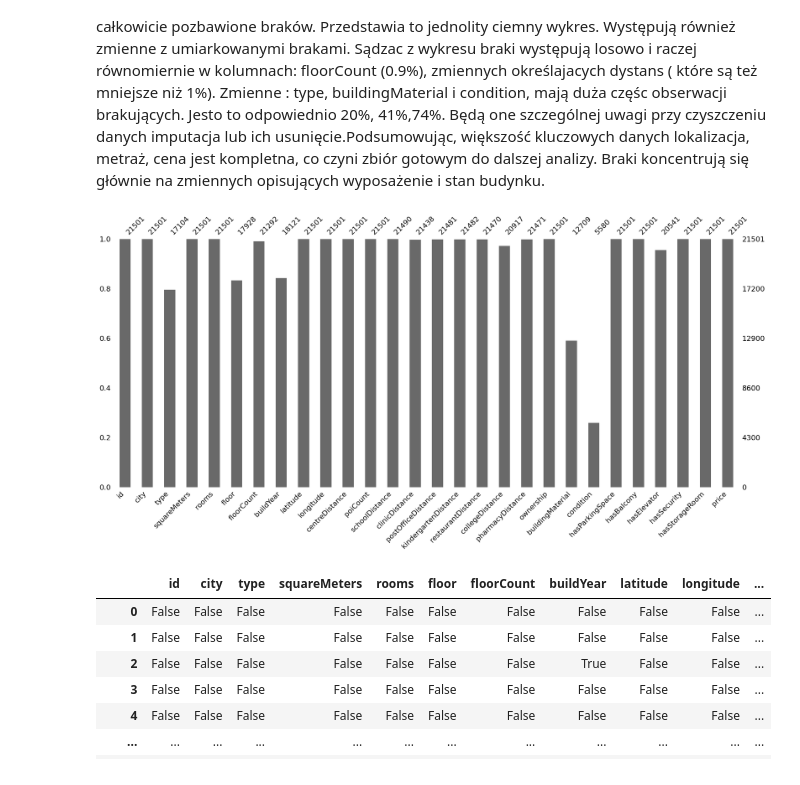
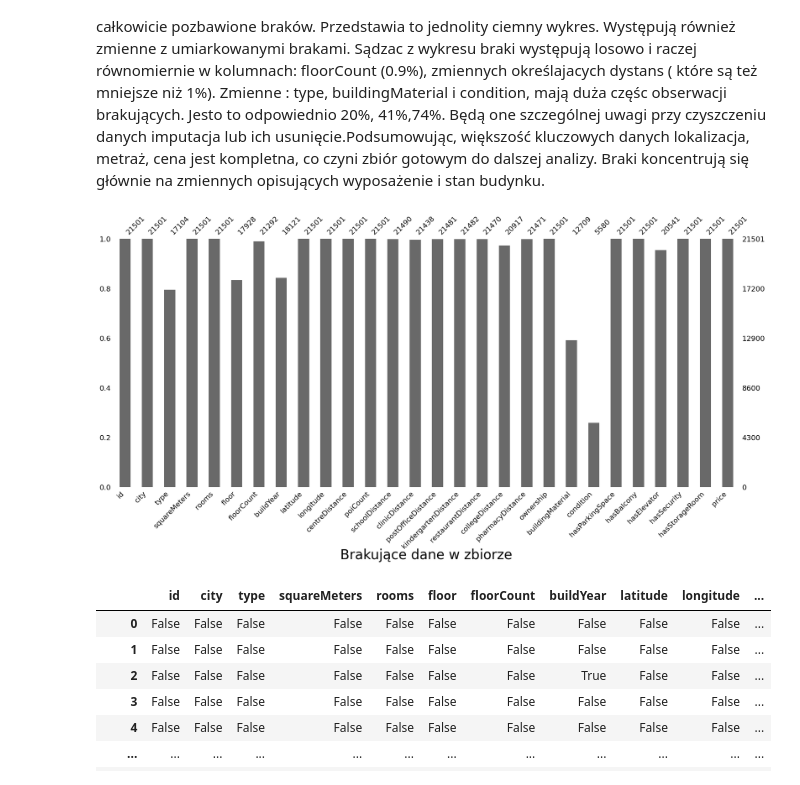
Before and after one commit to majadoris778/Analiza-Danych-R-i-Python-Grupa-Wsparcie-Projektowe, a Jupyter notebook: Projekt.ipynb, the cells around one changed output. Drawn from its saved outputs; the diff is of its cells as text; code cells hidden in the pictures.

```diff
--- a/Projekt.ipynb
+++ b/Projekt.ipynb
@@ -331,10 +333,13 @@ Wykres przedstawia brakujące wartości w badanym zbiorze danych.
  Zmienne : type, buildingMaterial i condition, mają duża częśc obserwacji brakujących. Jesto to odpowiednio 20%, 41%,74%. Będą one szczególnej uwagi przy czyszczeniu danych imputacja lub ich usunięcie.Podsumowując, większość kluczowych danych lokalizacja, metraż, cena jest kompletna, co czyni zbiór gotowym do dalszej analizy. Braki koncentrują się głównie na zmiennych opisujących wyposażenie i stan budynku.
 # %%
 
-msno.bar(df)
+ax=msno.bar(df)
+
+ax.set_title('Brakujące dane w zbiorze', y=-0.3, fontsize=30)
+
 plt.show()
 # %% [output]
-[figure, old version]
+[figure, new version]
 # %%
 def is_special(x):
     if np.issubdtype(x.dtype, np.number):
```
Also changed, not shown: parts of 3 cells of this notebook.
